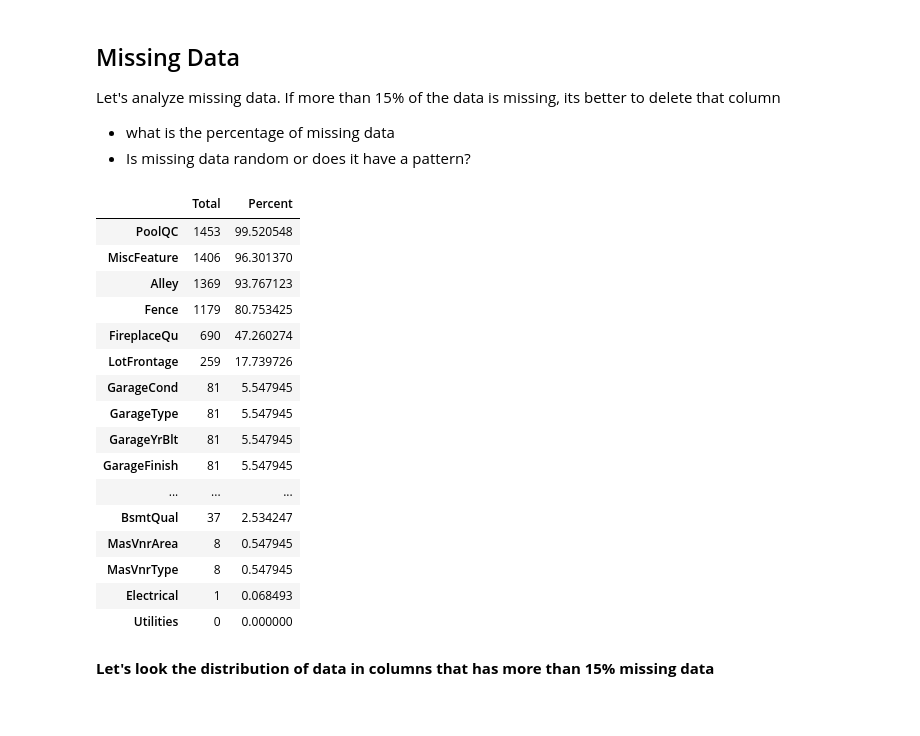
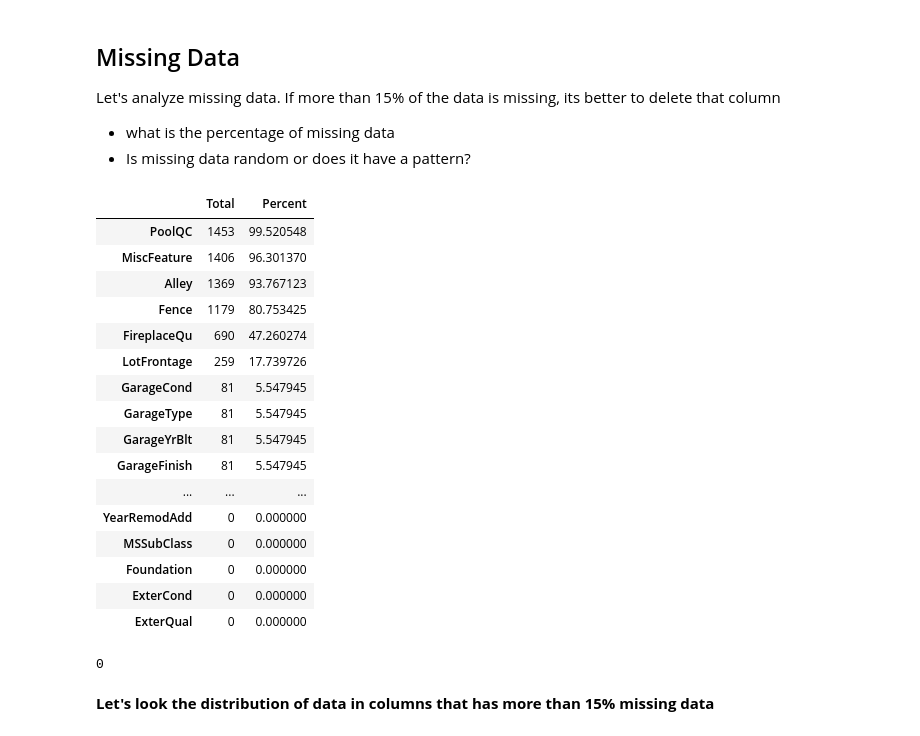
Before and after one commit to adeelahuma/applied_ds_ml_projects, a Jupyter notebook: house_prices/05_01_exploratory_data_analysis.ipynb, the cells around one changed output. Drawn from its saved outputs; the diff is of its cells as text; code cells hidden in the pictures.

```diff
--- a/house_prices/05_01_exploratory_data_analysis.ipynb
+++ b/house_prices/05_01_exploratory_data_analysis.ipynb
@@ -345,26 +345,30 @@ Let's analyze missing data. If more than 15% of the data is missing, its better
 # %%
 total = train_data.isnull().sum().sort_values(ascending=False)
 percent = ((train_data.isnull().sum()/len(train_data))*100).sort_values(ascending=False)
 missing_data = pd.concat([total,percent], axis =1, keys=['Total', 'Percent'])
-missing_data.head(20)
+missing_data.head(25)
 # %% [output]
 |  | Total | Percent |
 | PoolQC | 1453 | 99.520548 |
 | MiscFeature | 1406 | 96.301370 |
 | Alley | 1369 | 93.767123 |
 | Fence | 1179 | 80.753425 |
 | FireplaceQu | 690 | 47.260274 |
 | LotFrontage | 259 | 17.739726 |
 | GarageCond | 81 | 5.547945 |
 | GarageType | 81 | 5.547945 |
 | GarageYrBlt | 81 | 5.547945 |
 | GarageFinish | 81 | 5.547945 |
 | ... | ... | ... |
-| BsmtQual | 37 | 2.534247 |
-| MasVnrArea | 8 | 0.547945 |
-| MasVnrType | 8 | 0.547945 |
-| Electrical | 1 | 0.068493 |
-| Utilities | 0 | 0.000000 |
+| YearRemodAdd | 0 | 0.000000 |
+| MSSubClass | 0 | 0.000000 |
+| Foundation | 0 | 0.000000 |
+| ExterCond | 0 | 0.000000 |
+| ExterQual | 0 | 0.000000 |
+# %%
+train_data['Neighborhood'].isnull().sum()
+# %% [output]
+0
 # %% [markdown]
 **Let's look the distribution of data in columns that has more than 15% missing data**
 # %%
```
Also changed, not shown: 3 other files.
